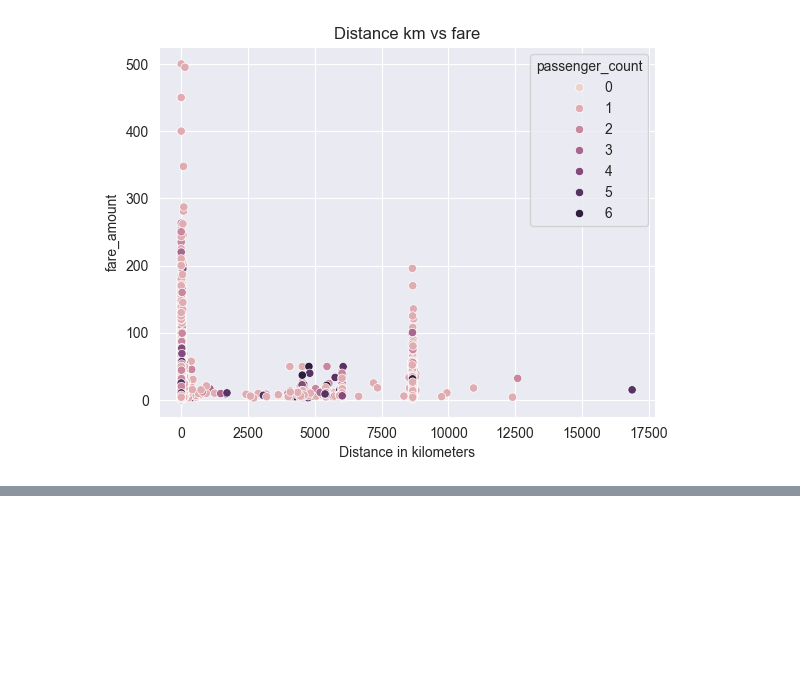
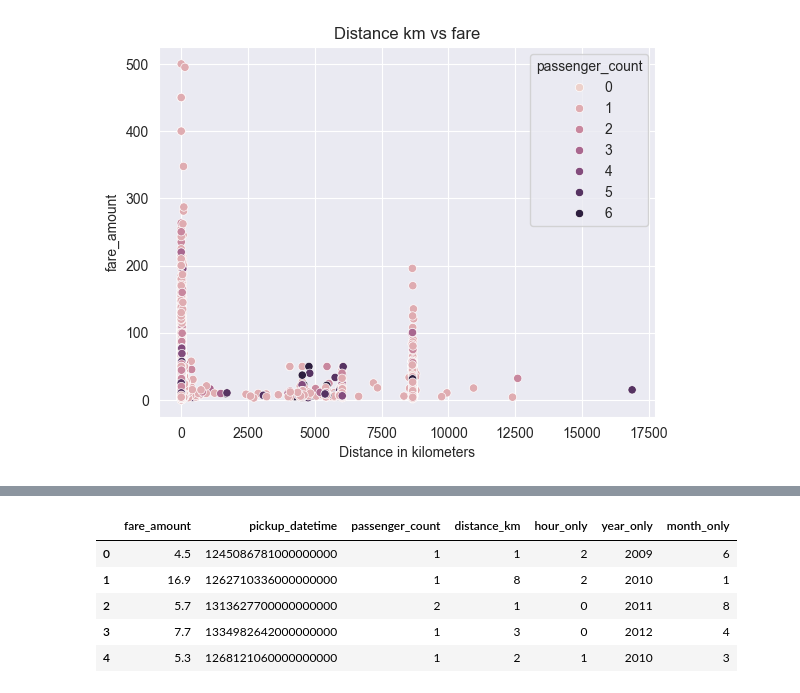
Before and after one commit to Cham75/NYC-taxi-fare-ML, a Jupyter notebook: Notebook.ipynb, the cells around one changed output, grey strips where cells are left out. Drawn from its saved outputs; the diff is of its cells as text; code cells hidden in the pictures; blank space fills up the shorter version.

```diff
--- a/Notebook.ipynb
+++ b/Notebook.ipynb
@@ -223 +224,4 @@ dtypes: float64(2), int64(1), object(1)
 memory usage: 38.1+ MB
+# %%
+train_df['pickup_datetime'] = pd.to_datetime(train_df['pickup_datetime'])
+train_df.head()
@@ -223,0 +235,46 @@ memory usage: 38.1+ MB
+# %%
+train_df['hour_only']= train_df['pickup_datetime'].dt.hour.astype(int)
+
+'''
+#Alternative way of doing
+
+def hour_category(row):
+    if row['hour_only'] >=0 and row['hour_only']<=6:
+        return 0
+    elif row['hour_only']>6 and row['hour_only']<=12:
+        return 1
+    elif row['hour_only']>12 and row['hour_only']<=18:
+        return 2
+    else:
+        return 3
+
+train_df['hour_only'] = train_df.apply(hour_category, axis=1)'''
+
+def hour_category(row):
+    if row >=0 and row<=6:
+        return 0
+    elif row>6 and row<=12:
+        return 1
+    elif row>12 and row<=18:
+        return 2
+    else:
+        return 3
+
+train_df['hour_only'] = train_df['hour_only'].apply(hour_category)
+
+
+#train_df['date_only']= train_df['pickup_datetime'].dt.date
+train_df['year_only']= train_df['pickup_datetime'].dt.year.astype(int)
+train_df['month_only']= train_df['pickup_datetime'].dt.month.astype(int)
+
+train_df['pickup_datetime'] = train_df['pickup_datetime'].astype(int)
+
+
+train_df.head()
+# %% [output]
+|  | fare_amount | pickup_datetime | passenger_count | distance_km | hour_only | year_only | month_only |
+| 0 | 4.5 | 1245086781000000000 | 1 | 1 | 2 | 2009 | 6 |
+| 1 | 16.9 | 1262710336000000000 | 1 | 8 | 2 | 2010 | 1 |
+| 2 | 5.7 | 1313627700000000000 | 2 | 1 | 0 | 2011 | 8 |
+| 3 | 7.7 | 1334982642000000000 | 1 | 3 | 0 | 2012 | 4 |
+| 4 | 5.3 | 1268121060000000000 | 1 | 2 | 1 | 2010 | 3 |
```
Also changed, not shown: parts of 12 cells of this notebook.
